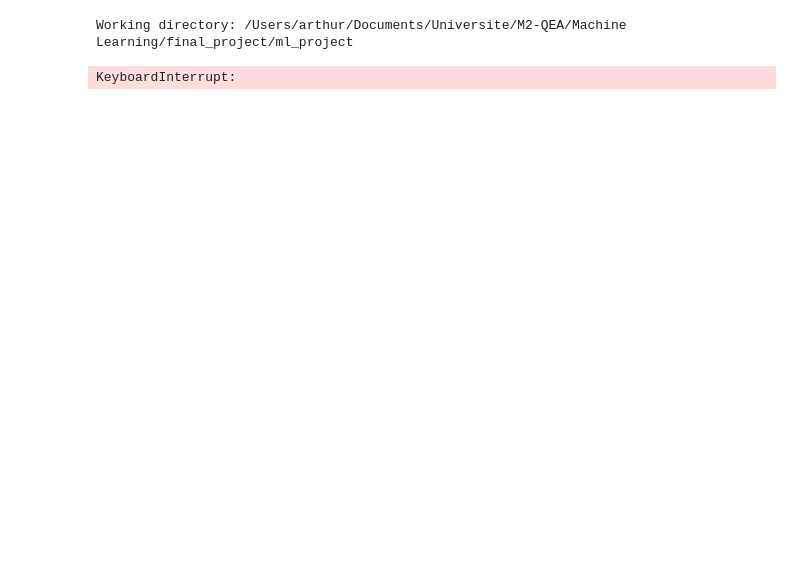
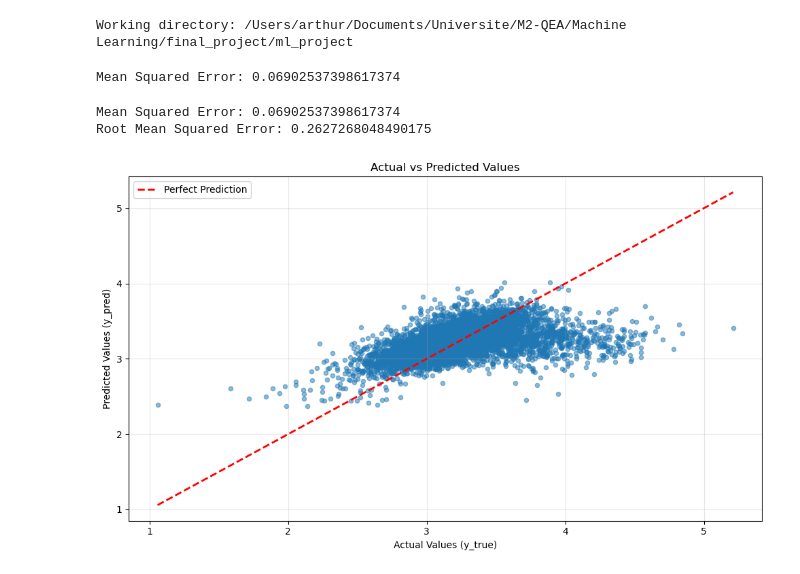
Before and after one commit to mariamellor/ml_project, a Jupyter notebook: src/draft-2-model_building.ipynb, the cells around one changed output. Drawn from its saved outputs; the diff is of its cells as text; code cells hidden in the pictures; blank space fills up the shorter version.

```diff
--- a/src/draft-2-model_building.ipynb
+++ b/src/draft-2-model_building.ipynb
@@ -25,9 +25,36 @@ from sklearn.ensemble import RandomForestRegressor
 rf_model = RandomForestRegressor()
 rf_model.fit(train_df.drop(columns=['target']), train_df['target'])
 predictions = rf_model.predict(test_df.drop(columns=['target']))
-
-from sklearn.metrics import mean_squared_error
-mse = mean_squared_error(test_df['target'], predictions)
-print(f"Mean Squared Error: {mse}")
 # %% [output]
-KeyboardInterrupt:
+Mean Squared Error: 0.06902537398617374
+# %%
+
+from sklearn.metrics import mean_squared_error
+mse = mean_squared_error(test_df['target'], predictions)
+rmse = np.sqrt(mse)
+print(f"Mean Squared Error: {mse}")
+print(f"Root Mean Squared Error: {rmse}")
+# %% [output]
+Mean Squared Error: 0.06902537398617374
+Root Mean Squared Error: 0.2627268048490175
+# %%
+import matplotlib.pyplot as plt
+
+# Create scatter plot of actual vs predicted values
+plt.figure(figsize=(10, 6))
+plt.scatter(test_df['target'], predictions, alpha=0.5, s=20)
+
+# Add 45-degree line (perfect prediction line)
+min_val = min(test_df['target'].min(), predictions.min())
+max_val = max(test_df['target'].max(), predictions.max())
+plt.plot([min_val, max_val], [min_val, max_val], 'r--', linewidth=2, label='Perfect Prediction')
+
+plt.xlabel('Actual Values (y_true)')
+plt.ylabel('Predicted Values (y_pred)')
+plt.title('Actual vs Predicted Values')
+plt.legend()
+plt.grid(True, alpha=0.3)
+plt.tight_layout()
+plt.show()
+# %% [output]
+[figure, added]
```
Also changed, not shown: 1 other file.
